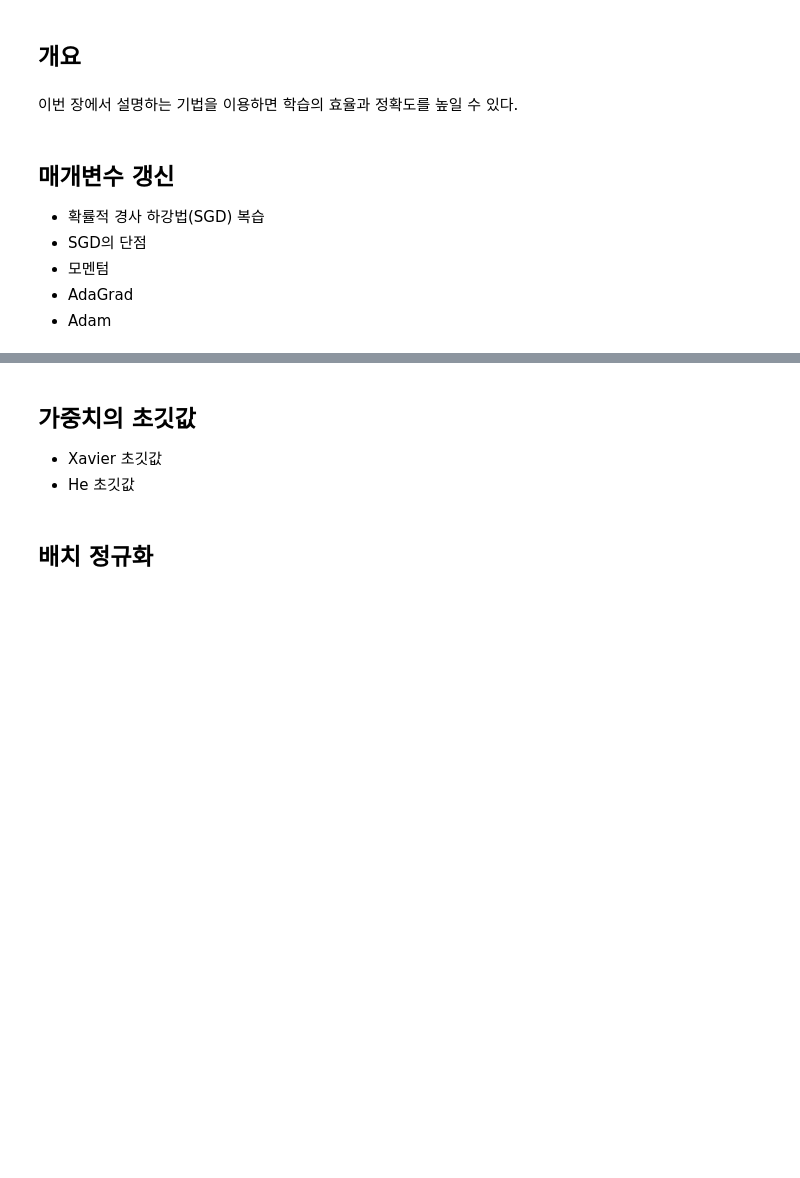
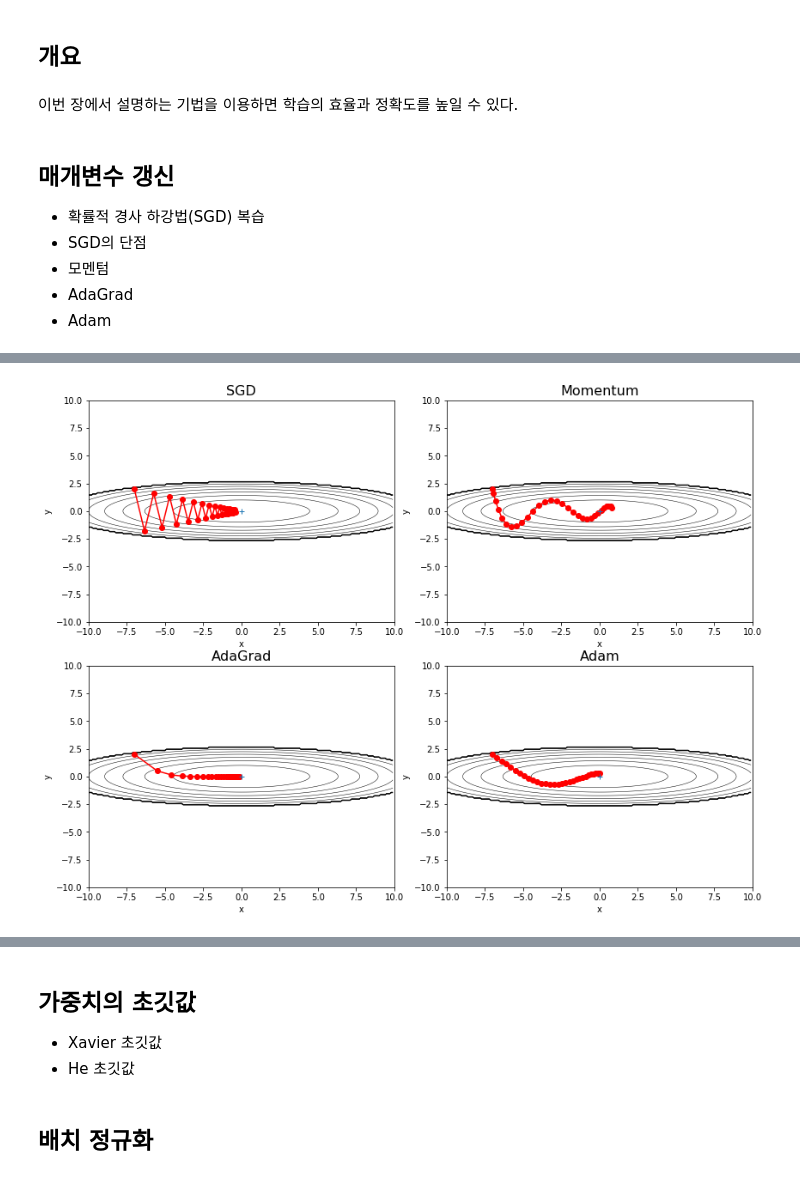
Before and after one commit to winterjung/study, a Jupyter notebook: Book/DeepLearningFromScratch/ch6.ipynb, the cells around one changed output, grey strips where cells are left out. Drawn from its saved outputs; the diff is of its cells as text; code cells hidden in the pictures; blank space fills up the shorter version.

Commit message:
Implement optimizers about SGD, Momentum, AdaGrad

```diff
--- a/Book/DeepLearningFromScratch/ch6.ipynb
+++ b/Book/DeepLearningFromScratch/ch6.ipynb
@@ -18,0 +66,15 @@
+# %%
+class AdaGrad:
+    def __init__(self, lr=0.01):
+        self.lr = lr
+        self.h = None
+
+    def update(self, params, grads):
+        if self.h is None:
+            self.h = {}
+            for key, value in params.items():
+                self.h[key] = np.zeros_like(value)
+
+        for key in params.keys():
+            self.h[key] += grads[key] * grads[key]
+            params[key] -= self.lr * grads[key] / np.sqrt(self.h[key] + 1e-7)
@@ -18,0 +121,79 @@
+# %%
+from IPython.core.interactiveshell import InteractiveShell
+InteractiveShell.ast_node_interactivity = "last_expr"
+
+from collections import OrderedDict
+import matplotlib.pyplot as plt
+import numpy as np
+
+def f(x, y):
+    return x**2 / 20.0 + y**2
+
+
+def df(x, y):
+    return x / 10.0, 2.0*y
+
+def draw(idx, key, x_history, y_history):
+    xlim = 10
+    ylim = 10
+    x = np.arange(-xlim, xlim, 0.1)
+    y = np.arange(-ylim, ylim, 0.1)
+
+    X, Y = np.meshgrid(x, y)
+    Z = f(X, Y)
+
+    # 외곽선 단순화
+    mask = Z > 7
+    Z[mask] = 0
+
+    # 그래프 그리기
+    ax = subplots[idx]
+    ax.plot(x_history, y_history, 'o-', color="red")
+    ax.contour(X, Y, Z, linewidths=0.5, colors='k')
+    ax.set_xlim(-xlim, xlim)
+    ax.set_ylim(-ylim, ylim)
+    ax.plot(0, 0, '+')
+    ax.set_title(key, fontsize=16)
+    ax.set_xlabel("x")
+    ax.set_ylabel("y")
+
+init_pos = (-7.0, 2.0)
+params = {
+    "x": init_pos[0],
+    "y": init_pos[1],
+}
+
+grads = {
+    "x": 0,
+    "y": 0,
+}
+
+
+optimizers = OrderedDict()
+optimizers["SGD"] = SGD(lr=0.95)
+optimizers["Momentum"] = Momentum(lr=0.1, momentum=0.9)
+optimizers["AdaGrad"] = AdaGrad(lr=1.5)
+optimizers["Adam"] = Adam(lr=0.3)
+
+fig, subplots = plt.subplots(nrows=2, ncols=2, figsize=(12, 9))
+subplots = subplots.flatten()
+plt.tight_layout(pad=3, w_pad=3, h_pad=3)
+
+for idx, key in enumerate(optimizers):
+    optimizer = optimizers[key]
+    x_history = []
+    y_history = []
+    params['x'], params['y'] = init_pos[0], init_pos[1]
+
+    for i in range(30):
+        x_history.append(params['x'])
+        y_history.append(params['y'])
+
+        grads['x'], grads['y'] = df(params['x'], params['y'])
+        optimizer.update(params, grads)
+
+    draw(idx, key, x_history, y_history)
+
+plt.show();
+# %% [output]
+[figure, added]
```
Also changed, not shown: parts of 8 cells of this notebook.
